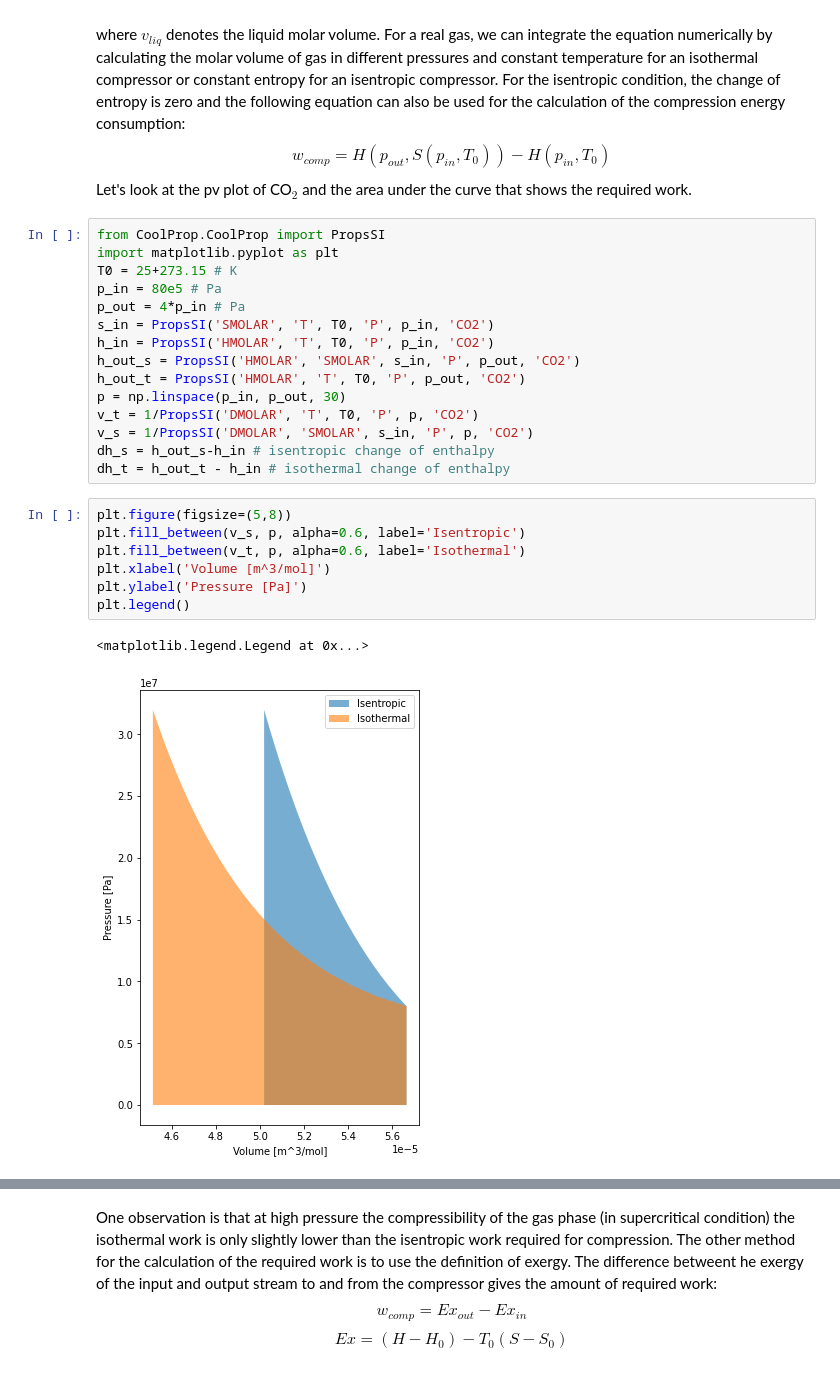
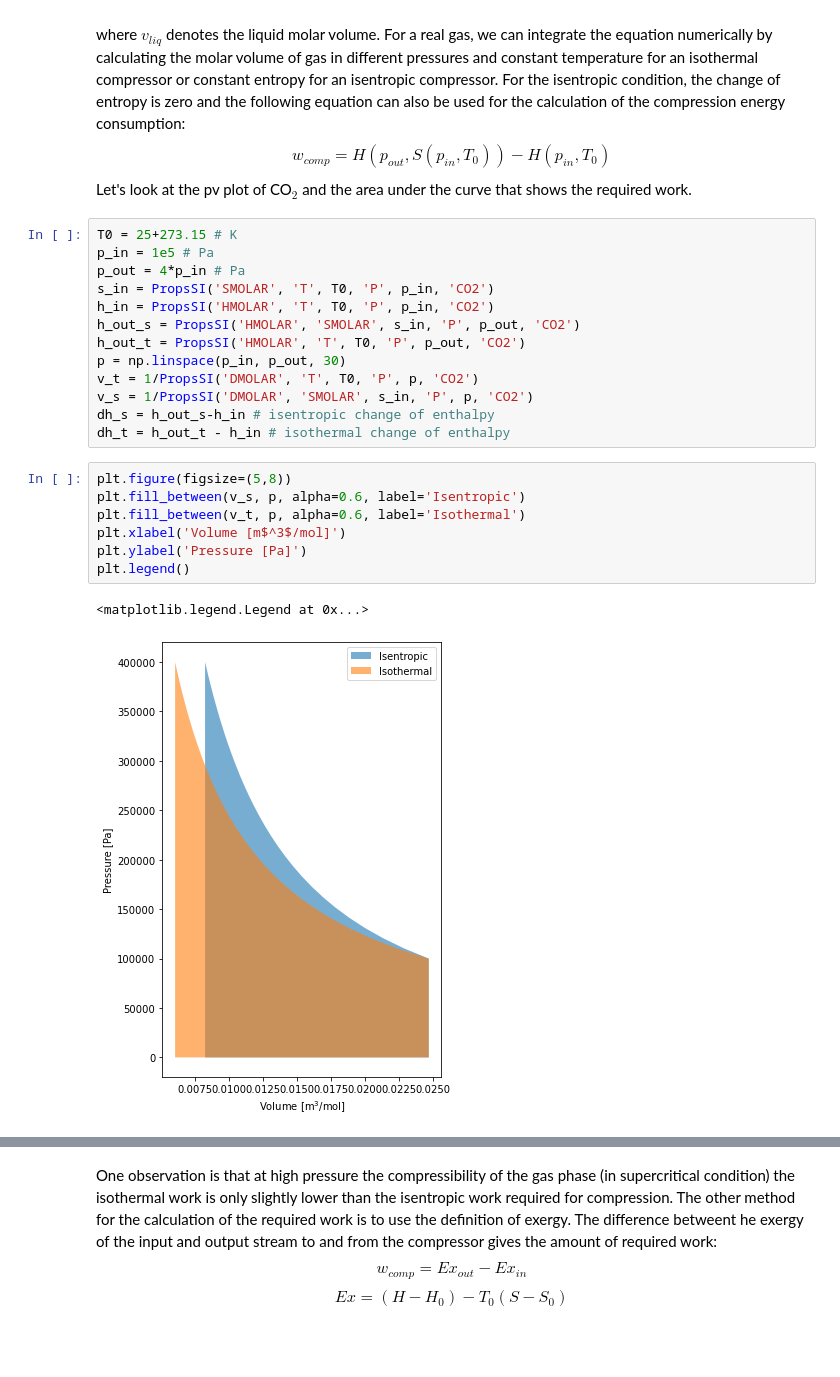
Before and after one commit to simulkade/energystorage, a Jupyter notebook: code/tudelft-energy-storage-exercise-2021.ipynb, the cells around one changed output, grey strips where cells are left out. Drawn from its saved outputs; the diff is of its cells as text; blank space fills up the shorter version.

```diff
--- a/code/tudelft-energy-storage-exercise-2021.ipynb
+++ b/code/tudelft-energy-storage-exercise-2021.ipynb
@@ -55,10 +110,8 @@ where $v_{liq}$ denotes the liquid molar volume. For a real gas, we can integrat
 $$w_{comp} = H(p_{out}, S(p_{in}, T_0))-H(p_{in}, T_0)$$
 Let's look at the pv plot of CO$_2$ and the area under the curve that shows the required work.
 # %%
-from CoolProp.CoolProp import PropsSI
-import matplotlib.pyplot as plt
 T0 = 25+273.15 # K
-p_in = 80e5 # Pa
+p_in = 1e5 # Pa
 p_out = 4*p_in # Pa
 s_in = PropsSI('SMOLAR', 'T', T0, 'P', p_in, 'CO2')
 h_in = PropsSI('HMOLAR', 'T', T0, 'P', p_in, 'CO2')
@@ -72,13 +125,13 @@ dh_t = h_out_t - h_in # isothermal change of enthalpy
 # %%
 plt.figure(figsize=(5,8))
 plt.fill_between(v_s, p, alpha=0.6, label='Isentropic')
 plt.fill_between(v_t, p, alpha=0.6, label='Isothermal')
-plt.xlabel('Volume [m^3/mol]')
+plt.xlabel('Volume [m$^3$/mol]')
 plt.ylabel('Pressure [Pa]')
 plt.legend()
 # %% [output]
 <matplotlib.legend.Legend at 0x...>
-[figure, old version]
+[figure, new version]
 # %%
 w_s = np.trapz(v_s, p)
 w_t = np.trapz(v_t, p)
```
Also changed, not shown: parts of 21 cells of this notebook, 1 other file.
